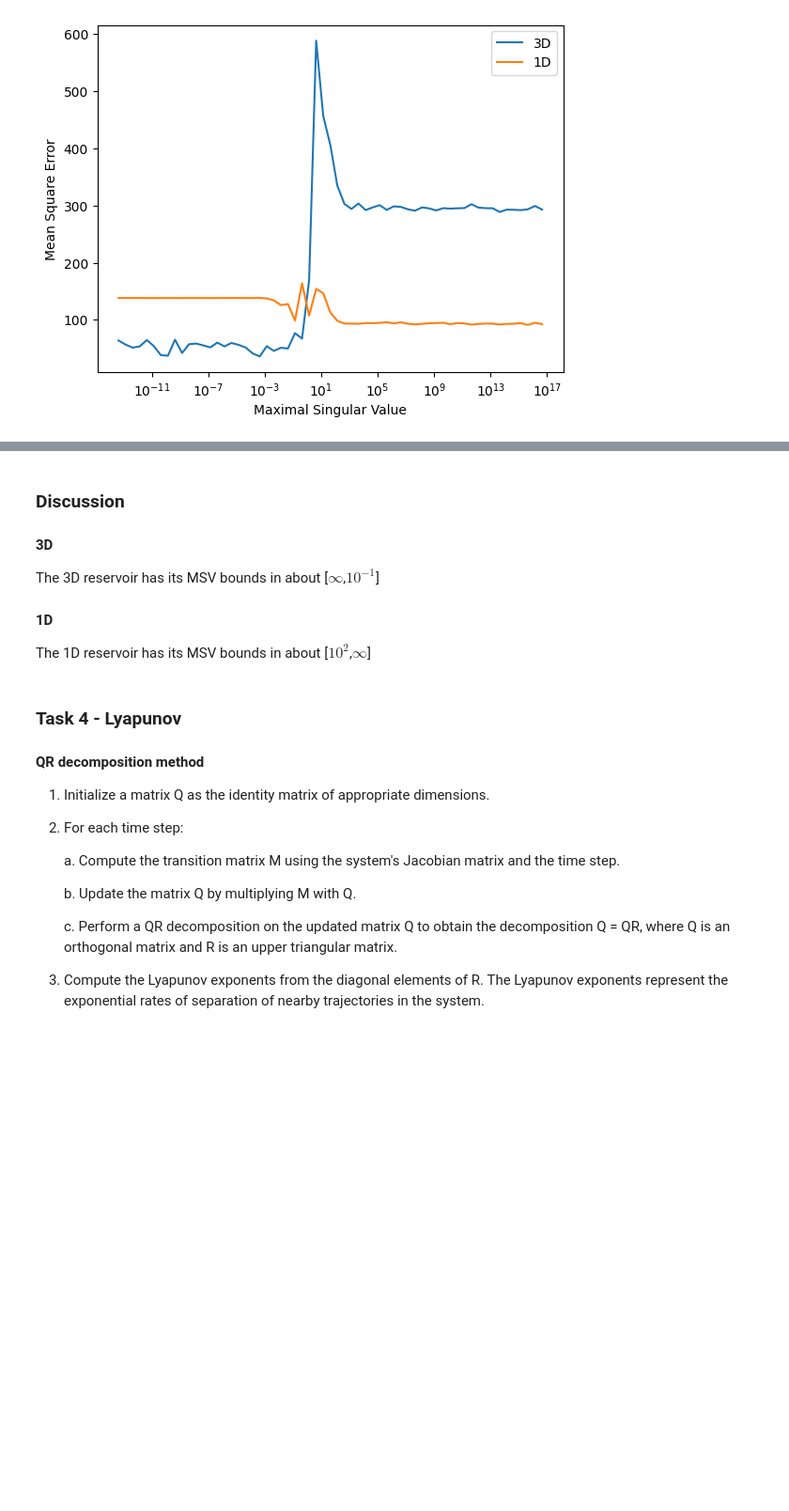
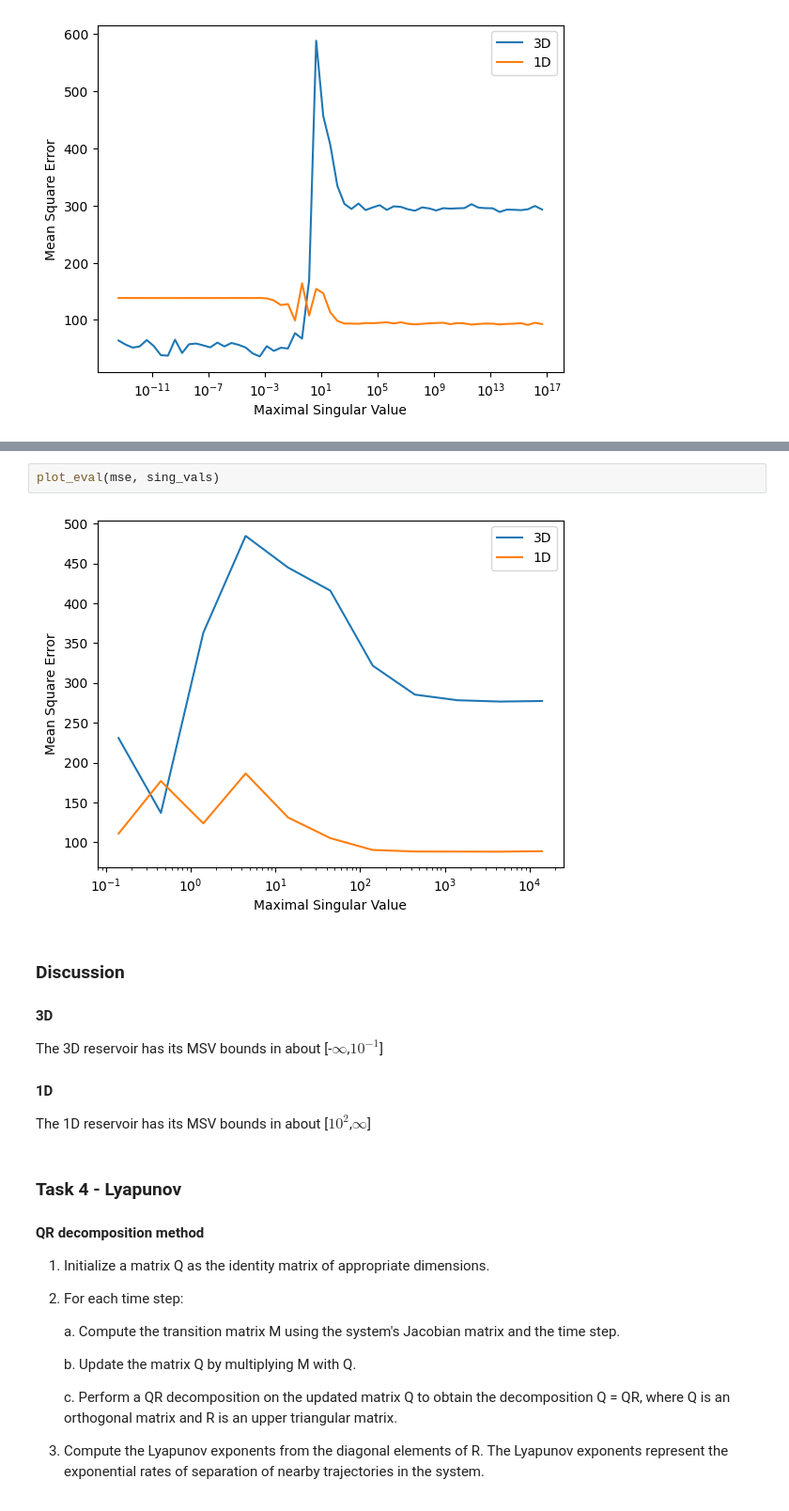
Before and after one commit to maximiliann97/Advanced-ML-TIF360, a Jupyter notebook: HW D/Reservoir computing.ipynb, the cells around one changed output, grey strips where cells are left out. Shown at 94% size. Drawn from its saved outputs; the diff is of its cells as text; blank space fills up the shorter version.

```diff
--- a/HW D/Reservoir computing.ipynb
+++ b/HW D/Reservoir computing.ipynb
@@ -256,8 +292,12 @@ plot_eval(mse, sing_vals)
+# %%
+plot_eval(mse, sing_vals)
+# %% [output]
+[figure, added]
 # %% [markdown]
 ### Discussion
 
 #### 3D
-The 3D reservoir has its MSV bounds in about [$\infty$,$10^{-1}$]
+The 3D reservoir has its MSV bounds in about [-$\infty$,$10^{-1}$]
 
 #### 1D
 The 1D reservoir has its MSV bounds in about [$10^{2}$,$\infty$]
```
Also changed, not shown: parts of 3 cells of this notebook, 1 other file.
